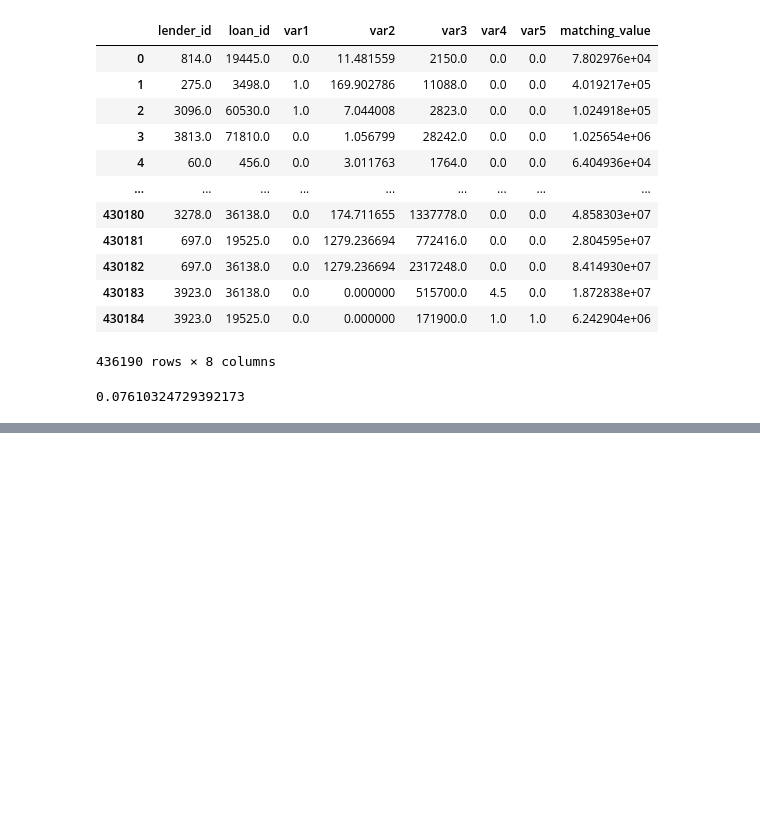
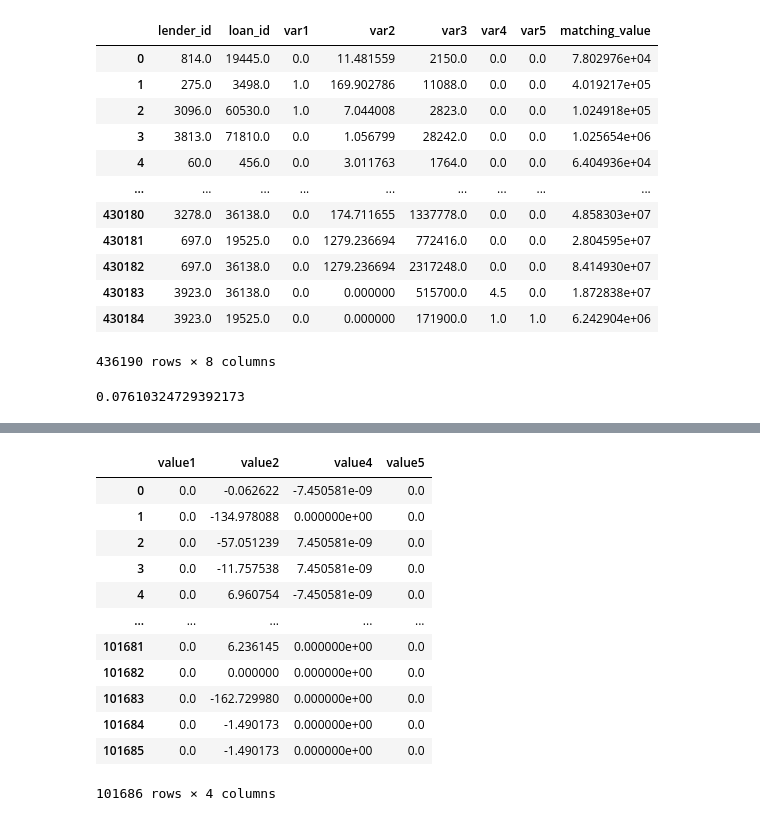
Before and after one commit to cxh1996108/DailyScripts, a Jupyter notebook: exchange_pairs.ipynb, the cells around one changed output, grey strips where cells are left out. Drawn from its saved outputs; the diff is of its cells as text; code cells hidden in the pictures; blank space fills up the shorter version.

```diff
--- a/exchange_pairs.ipynb
+++ b/exchange_pairs.ipynb
@@ -437,0 +433,47 @@ print(s/df_matched.shape[0])
+# %%
+def Exchange_pairs(df_matched, df_unmatched):
+    # t1 = time.time()
+
+    df_matched_column = df_matched.columns
+    df_matched.columns = df_matched_column + '1m'
+    df_unmatched.columns = df_unmatched.columns.str.replace('lender_id', 'lender_id1m')
+    df1 = pd.merge(df_matched, df_unmatched, on = 'lender_id1m', how = 'inner')
+
+    l = df1.columns[:-6].append([df1.columns[-6:] + '1um'])
+    df1.columns = l
+    df_matched.columns = df_matched_column
+    df2 = pd.merge(df_matched, df1, left_on = 'loan_id', right_on = 'loan_id1um', how = 'inner')
+
+    ll = (df2.columns[:7]+'2m').append(df2.columns[7:])
+    df2.columns = ll
+    df_unmatched.columns = df_unmatched.columns.str.replace('lender_id1m', 'lender_id')
+    df3 = pd.merge(df_unmatched, df2, left_on = ['lender_id','loan_id'], right_on = ['lender_id2m','loan_id1m'], how = 'inner')
+    lll = (df3.columns[:7]+'2um').append(df3.columns[7:])
+    df3.columns = lll
+
+    df_keep = pd.DataFrame()
+    for i in range(1, 6):
+        name = "value" + str(i)
+        df_keep[name] = df3["var"+str(i)+"1m"] + df3["var"+str(i)+"2m"] - df3["var"+str(i)+"1um"] - df3["var"+str(i)+"2um"]
+    # t2 = time.time()
+    # print("Running time: ", t2-t1)
+    return df_keep
+# %%
+df_keep = Exchange_pairs(df_matched, df_unmatched)
+# %%
+df_keep.drop(["value3"], axis = 1, inplace = True)
+df_keep
+# %% [output]
+|  | value1 | value2 | value4 | value5 |
+| 0 | 0.0 | -0.062622 | -7.450581e-09 | 0.0 |
+| 1 | 0.0 | -134.978088 | 0.000000e+00 | 0.0 |
+| 2 | 0.0 | -57.051239 | 7.450581e-09 | 0.0 |
+| 3 | 0.0 | -11.757538 | 7.450581e-09 | 0.0 |
+| 4 | 0.0 | 6.960754 | -7.450581e-09 | 0.0 |
+| ... | ... | ... | ... | ... |
+| 101681 | 0.0 | 6.236145 | 0.000000e+00 | 0.0 |
+| 101682 | 0.0 | 0.000000 | 0.000000e+00 | 0.0 |
+| 101683 | 0.0 | -162.729980 | 0.000000e+00 | 0.0 |
+| 101684 | 0.0 | -1.490173 | 0.000000e+00 | 0.0 |
+| 101685 | 0.0 | -1.490173 | 0.000000e+00 | 0.0 |
+101686 rows × 4 columns
```
Also changed, not shown: parts of 21 cells of this notebook.
